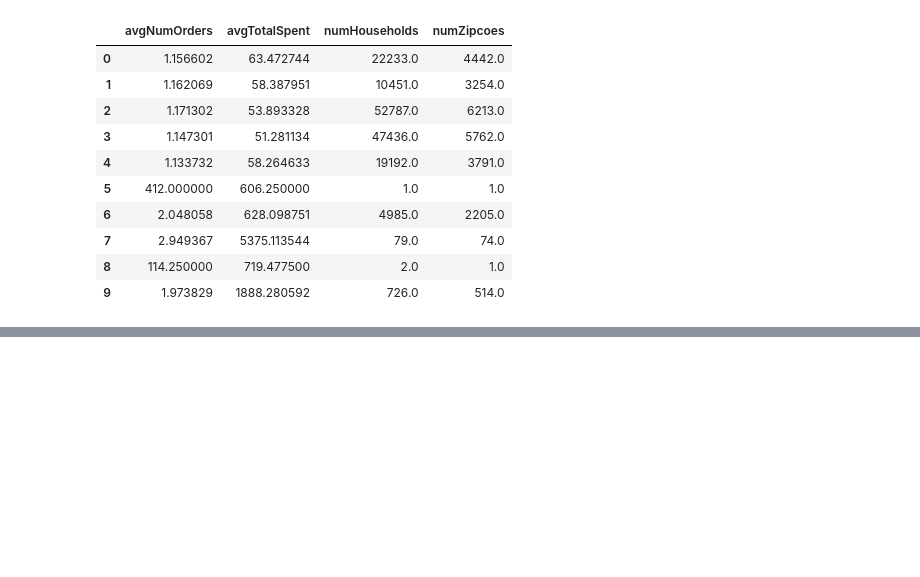
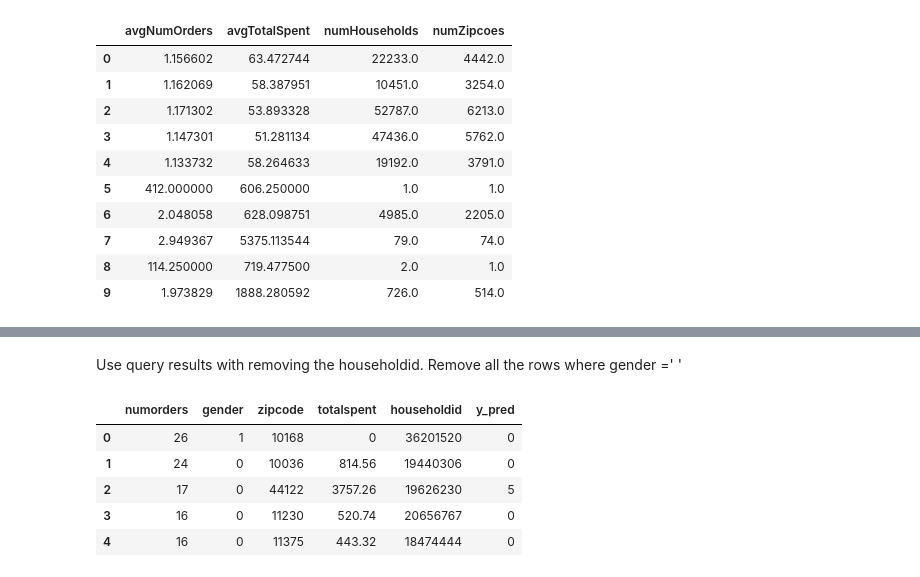
Before and after one commit to alexyanw/dse203-group-project, a Jupyter notebook: data_exploration/Customer Clustering .ipynb, the cells around one changed output, grey strips where cells are left out. Saved outputs shown, nothing was run; the diff lists cells and outputs as text; code cells hidden in the pictures; blank space fills up the shorter version.

```diff
--- a/data_exploration/Customer Clustering .ipynb
+++ b/data_exploration/Customer Clustering .ipynb
@@ -117,0 +168,2 @@ zipcities=zipdata[1]
+# %% [markdown]
+Use query results with removing the householdid. Remove all the rows where gender =' '
@@ -117,0 +175,11 @@ zipcities=zipdata[1]
+# %%
+#Cluster the filtered_reponse
+cCluster_noGendNul=explorer.customers.clusterCustomers(data=filtered_response.values,col=filtered_response.columns,n_clusters=7)
+cCluster_noGendNul[1].head()
+# %% [output]
+|  | numorders | gender | zipcode | totalspent | householdid | y_pred |
+| 0 | 26 | 1 | 10168 | 0 | 36201520 | 0 |
+| 1 | 24 | 0 | 10036 | 814.56 | 19440306 | 0 |
+| 2 | 17 | 0 | 44122 | 3757.26 | 19626230 | 5 |
+| 3 | 16 | 0 | 11230 | 520.74 | 20656767 | 0 |
+| 4 | 16 | 0 | 11375 | 443.32 | 18474444 | 0 |
```
Also changed, not shown: parts of 8 cells of this notebook.
